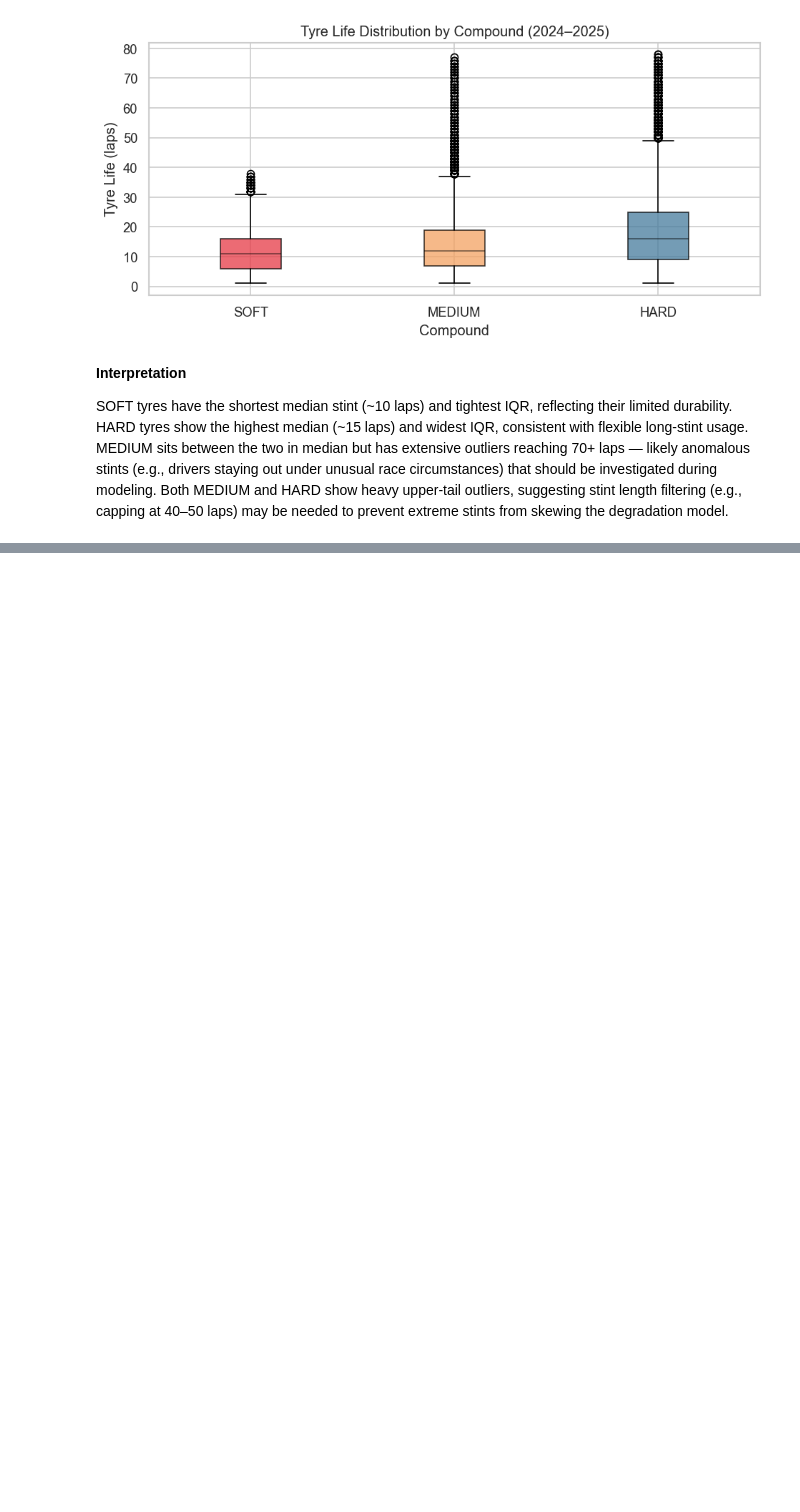
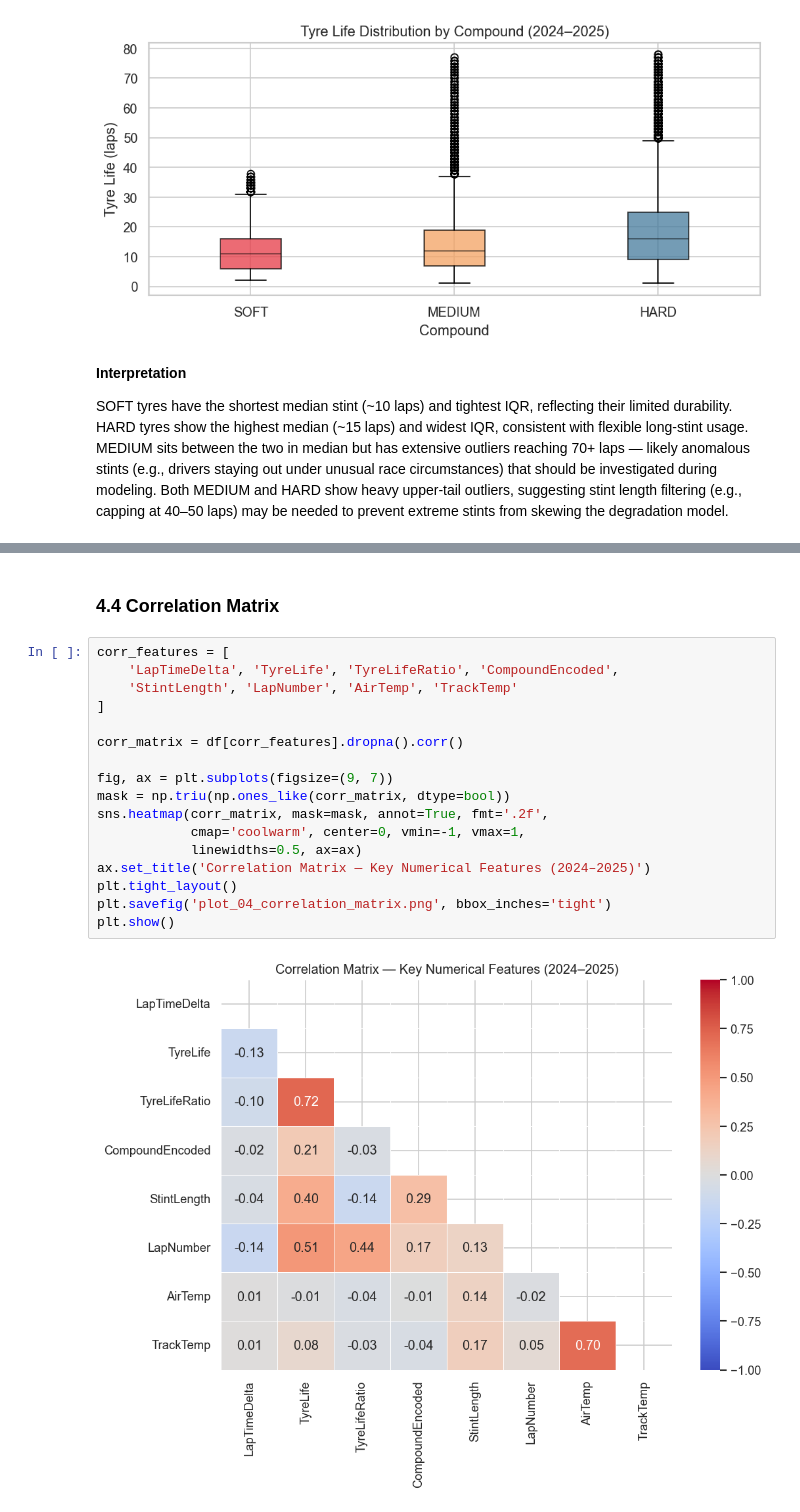
Before and after one commit to mikerapid/enai603-f1, a Jupyter notebook: f1_tyre.ipynb, the cells around one changed output, grey strips where cells are left out. Cells and saved outputs as stored; diff of their text form; blank space fills up the shorter version.

```diff
--- a/f1_tyre.ipynb
+++ b/f1_tyre.ipynb
@@ -247,0 +442,21 @@ SOFT tyres have the shortest median stint (~10 laps) and tightest IQR, reflectin
+# %% [markdown]
+### 4.4 Correlation Matrix
+# %%
+corr_features = [
+    'LapTimeDelta', 'TyreLife', 'TyreLifeRatio', 'CompoundEncoded',
+    'StintLength', 'LapNumber', 'AirTemp', 'TrackTemp'
+]
+
+corr_matrix = df[corr_features].dropna().corr()
+
+fig, ax = plt.subplots(figsize=(9, 7))
+mask = np.triu(np.ones_like(corr_matrix, dtype=bool))
+sns.heatmap(corr_matrix, mask=mask, annot=True, fmt='.2f',
+            cmap='coolwarm', center=0, vmin=-1, vmax=1,
+            linewidths=0.5, ax=ax)
+ax.set_title('Correlation Matrix — Key Numerical Features (2024–2025)')
+plt.tight_layout()
+plt.savefig('plot_04_correlation_matrix.png', bbox_inches='tight')
+plt.show()
+# %% [output]
+[figure, added]
```
Also changed, not shown: parts of 15 cells of this notebook, 11 other files.
